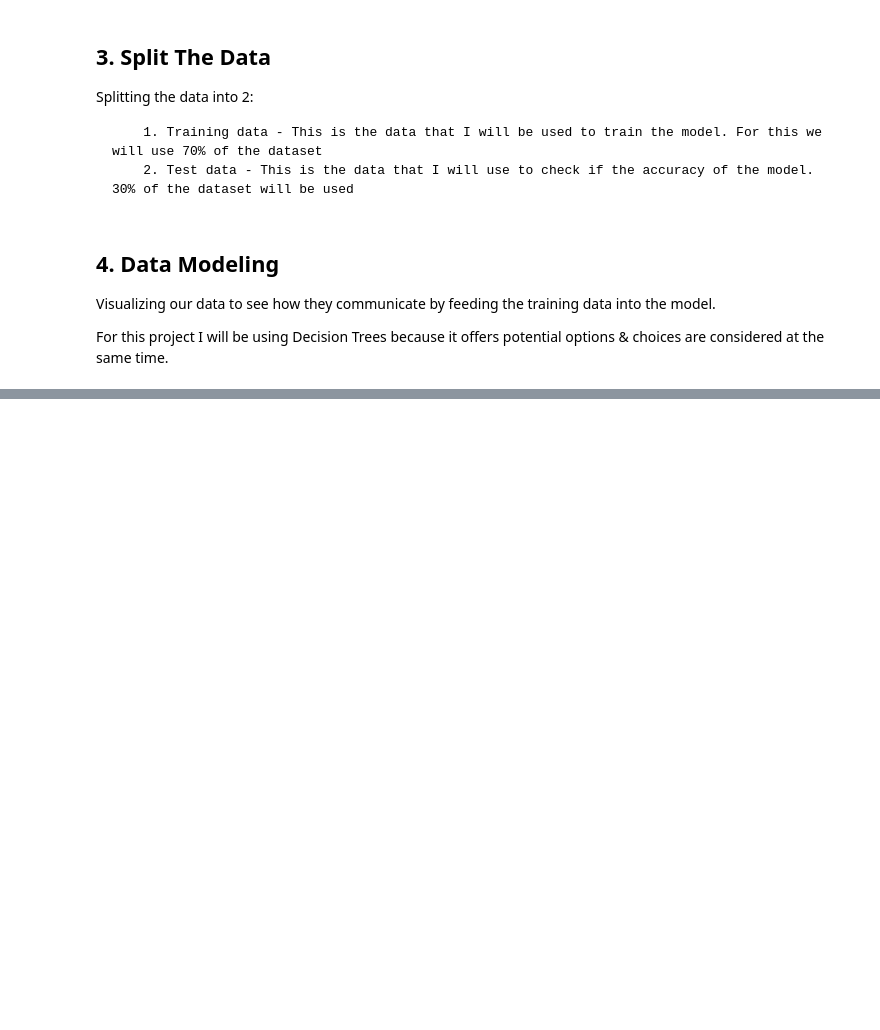
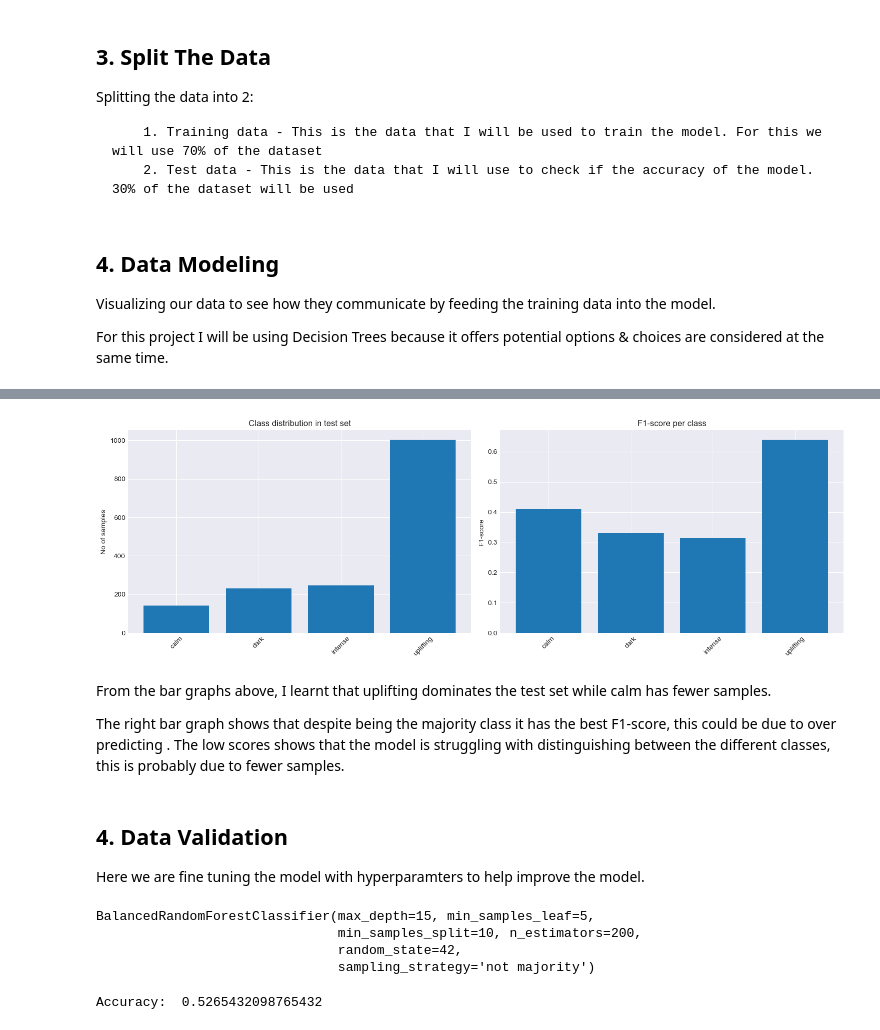
Before and after one commit to mshilacodes/mood-based-movie-recommender, a Jupyter notebook: index.ipynb, the cells around one changed output, grey strips where cells are left out. Saved outputs shown, nothing was run; the diff lists cells and outputs as text; code cells hidden in the pictures; blank space fills up the shorter version.

```diff
--- a/index.ipynb
+++ b/index.ipynb
@@ -480,0 +521,36 @@ print(f'F1 Score(Micro): {f1_micro_bal}')
+# %%
+from sklearn.metrics import classification_report
+
+# Generate the classification report as a dictionary
+emote = ['calm', 'dark', 'intense', 'uplifting']
+
+report = classification_report(y_test, y_pred, target_names=emote, output_dict=True)
+
+#Class Distribution vs Performance
+emote = ['calm', 'dark', 'intense', 'uplifting']
+support = [report[cls]['support'] for cls in emote]
+f1_scores = [report[cls]['f1-score'] for cls in emote]
+
+fig, (ax1, ax2) = plt.subplots(1, 2, figsize=(15, 5))
+
+ax1.bar(emote, support)
+ax1.set_title('Class distribution in test set')
+ax1.set_ylabel('No of samples')
+ax1.tick_params(axis='x', rotation=45)
+
+ax2.bar(emote, f1_scores)
+ax2.set_title('F1-score per class')
+ax2.set_ylabel('F1-score')
+ax2.tick_params(axis='x', rotation=45)
+
+plt.tight_layout()
+plt.show()
+# %% [output]
+[figure, added]
+# %% [markdown]
+From the bar graphs above, I learnt that uplifting dominates the test set while calm has fewer samples.
+
+The right bar graph shows that despite being the majority class it has the best F1-score, this could be due to  over predicting . The low scores shows that the  model is struggling with distinguishing between the different classes, this is probably due to fewer samples.
+# %% [markdown]
+## 4. Data Validation
+Here we are fine tuning the model with hyperparamters to help improve the model.
@@ -480,0 +566,24 @@ print(f'F1 Score(Micro): {f1_micro_bal}')
+# %%
+#Recreating the RandomForest with hyperparameters
+
+brf = BalancedRandomForestClassifier(
+    n_estimators=200,
+    max_depth= 15,
+    min_samples_split=10,
+    min_samples_leaf=5,
+    sampling_strategy='not majority',
+    random_state=42
+)
+brf.fit(X_train_selected, y_train)
+# %% [output]
+BalancedRandomForestClassifier(max_depth=15, min_samples_leaf=5,
+                               min_samples_split=10, n_estimators=200,
+                               random_state=42,
+                               sampling_strategy='not majority')
+# %%
+# Predict using the test set with hyperparameters in check
+y_pred2 = brf.predict(X_test_selected)
+
+print('Accuracy: ', accuracy_scores(y_test, y_pred))
+# %% [output]
+Accuracy:  0.5265432098765432
```
Also changed, not shown: parts of 31 cells of this notebook.
